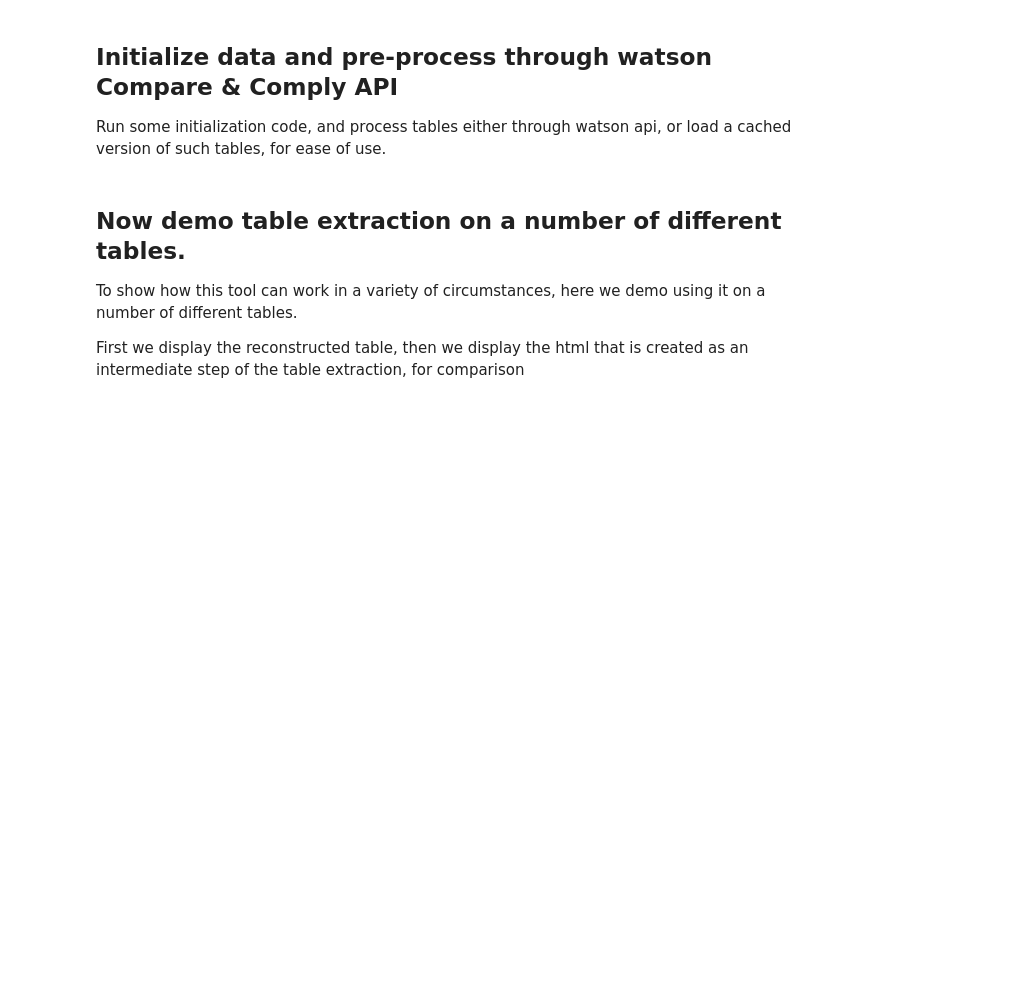
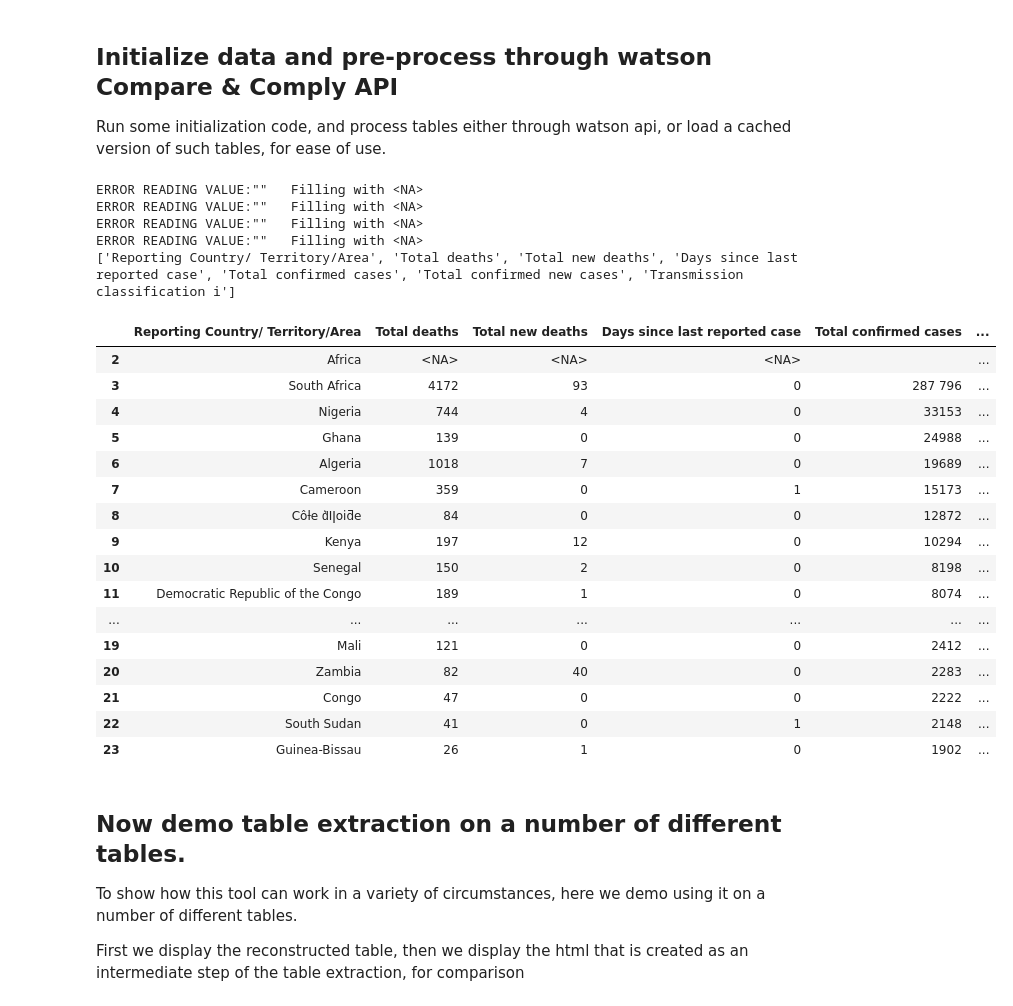
Before and after one commit to CODAIT/text-extensions-for-pandas, a Jupyter notebook: notebooks/Tables_demo_two.ipynb, the cells around one changed output. Saved outputs shown, nothing was run; the diff lists cells and outputs as text; code cells hidden in the pictures; blank space fills up the shorter version.

```diff
--- a/notebooks/Tables_demo_two.ipynb
+++ b/notebooks/Tables_demo_two.ipynb
@@ -70,3 +86,36 @@ else:
+# %%
+parsed = tp.watson_tables_parse_response(responses_dict["who_covid_report_table"])
+exp = tp.make_exploded_df(parsed,col_explode_by = "concat")
+
+table = tp.make_table(parsed, concat_with='',col_explode_by='concat', sort_headers=True)
+print(table.columns.to_list())
+
+display(table)
+# print("\n\n\n HTML: \n\n")
+# display(HTML(tp.get_raw_html(responses_dict["who_covid_report_table"],parsed)))
+# %% [output]
+ERROR READING VALUE:""   Filling with <NA>
+ERROR READING VALUE:""   Filling with <NA>
+ERROR READING VALUE:""   Filling with <NA>
+ERROR READING VALUE:""   Filling with <NA>
+['Reporting Country/ Territory/Area', 'Total deaths', 'Total new deaths', 'Days since last reported case', 'Total confirmed cases', 'Total confirmed new cases', 'Transmission classification i']
+|  | Reporting Country/ Territory/Area | Total deaths | Total new deaths | Days since last reported case | Total confirmed cases | ... |
+| 2 | Africa | <NA> | <NA> | <NA> |  | ... |
+| 3 | South Africa | 4172 | 93 | 0 | 287 796 | ... |
+| 4 | Nigeria | 744 | 4 | 0 | 33153 | ... |
+| 5 | Ghana | 139 | 0 | 0 | 24988 | ... |
+| 6 | Algeria | 1018 | 7 | 0 | 19689 | ... |
+| 7 | Cameroon | 359 | 0 | 1 | 15173 | ... |
+| 8 | Côƚe d͛Iǀoiƌe | 84 | 0 | 0 | 12872 | ... |
+| 9 | Kenya | 197 | 12 | 0 | 10294 | ... |
+| 10 | Senegal | 150 | 2 | 0 | 8198 | ... |
+| 11 | Democratic Republic of the Congo | 189 | 1 | 0 | 8074 | ... |
+| ... | ... | ... | ... | ... | ... | ... |
+| 19 | Mali | 121 | 0 | 0 | 2412 | ... |
+| 20 | Zambia | 82 | 40 | 0 | 2283 | ... |
+| 21 | Congo | 47 | 0 | 0 | 2222 | ... |
+| 22 | South Sudan | 41 | 0 | 1 | 2148 | ... |
+| 23 | Guinea-Bissau | 26 | 1 | 0 | 1902 | ... |
 # %% [markdown]
 ## Now demo table extraction on a number of different tables.
 To show how this tool can work in a variety of circumstances, here we demo using it on a number of different tables.
```
Also changed, not shown: parts of 2 cells of this notebook, 30 other files.
